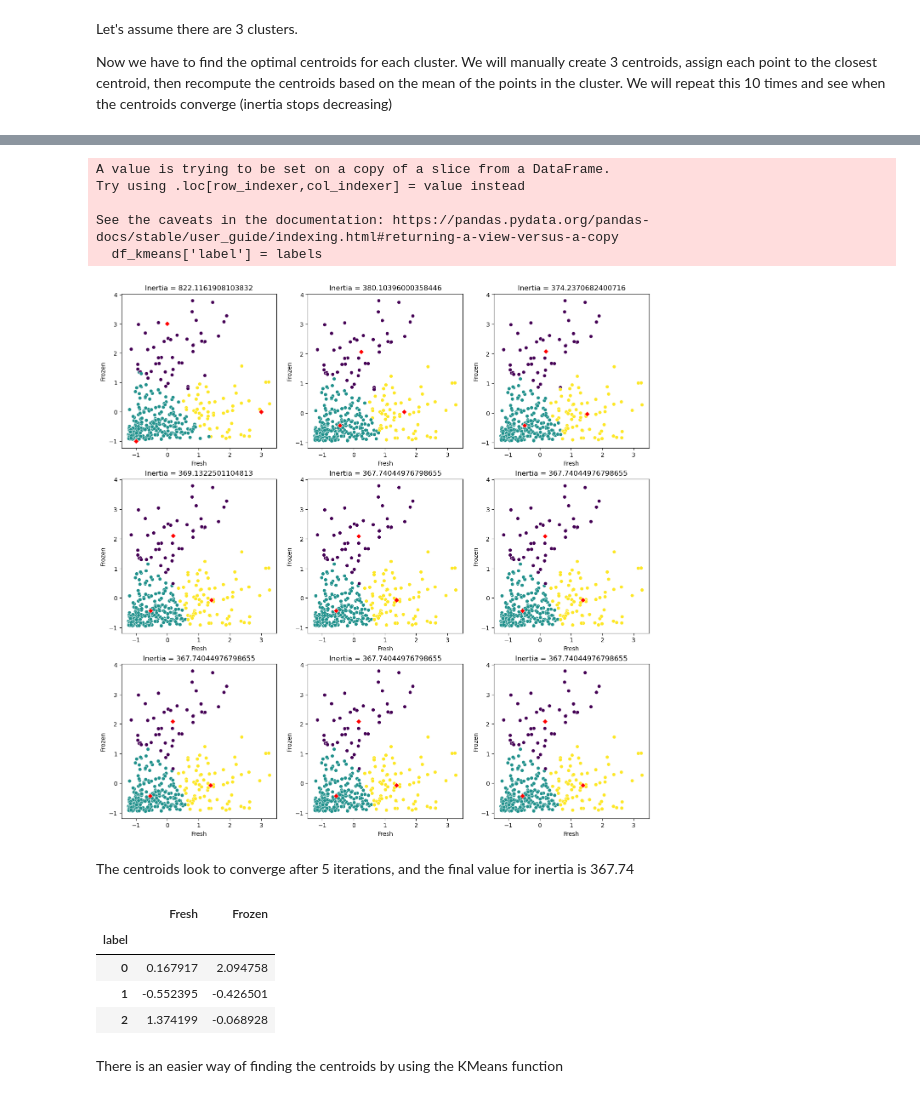
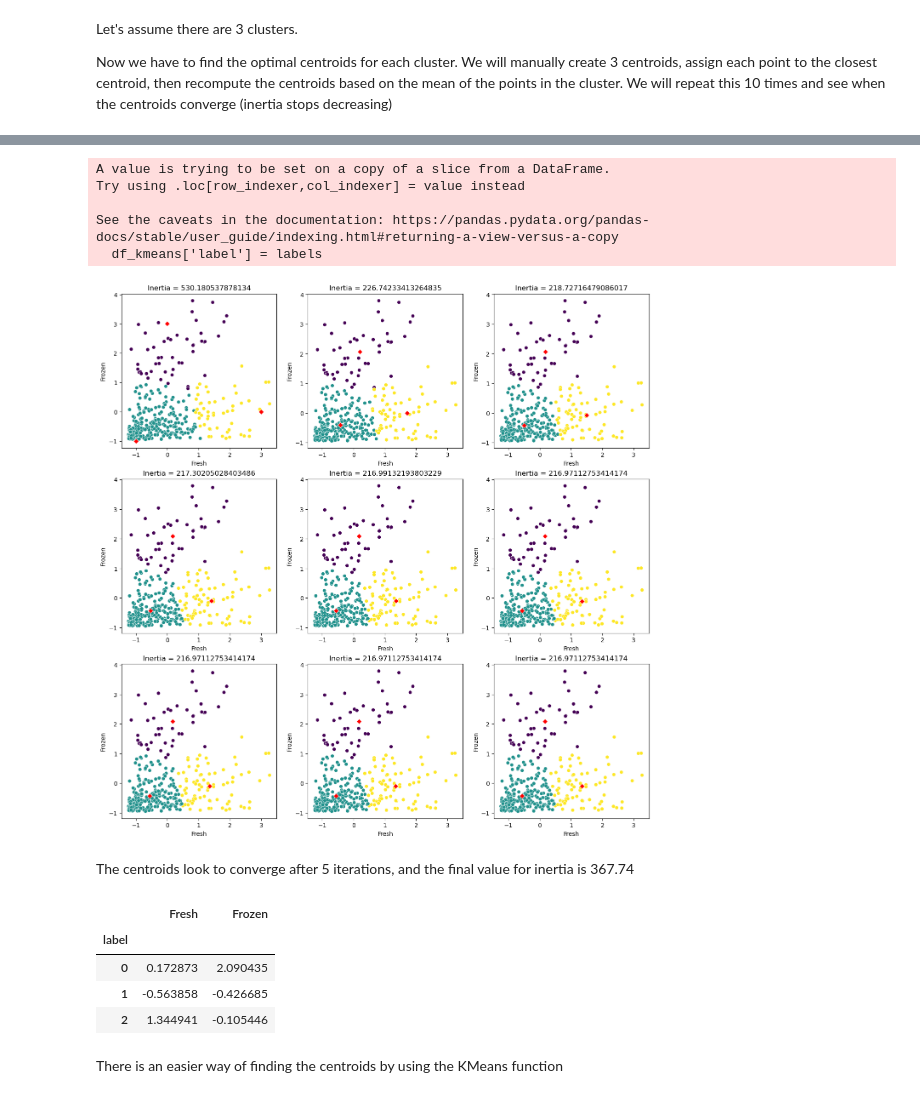
Before and after one commit to SamTheDataGuy/ml-project-unsupervised-learning, a Jupyter notebook: Unsupervised Learning - Project.ipynb, the cells around one changed output, grey strips where cells are left out. Drawn from its saved outputs; the diff is of its cells as text; code cells hidden in the pictures.

```diff
--- a/Unsupervised Learning - Project.ipynb
+++ b/Unsupervised Learning - Project.ipynb
@@ -223,34 +293,35 @@ Now we have to find the optimal centroids for each cluster. We will manually cre
 # %%
 df_kmeans = df_scaled[['Fresh','Frozen']]
 
 # Manually creating the initial centroids
 centroids = pd.DataFrame([[0,3],[-1,-1],[3,0]],columns=['Fresh','Frozen'])
+#centroids = pd.DataFrame([[ 0.17287347,  2.09043498],[ 1.3449413 , -0.10544562],[-0.56385828, -0.42668525]],columns=['Fresh','Frozen'])
 
 fig, ax = plt.subplots(figsize = (16, 16))
 
 for i in range(1,10):
-    distances = centroids.T.apply(lambda x: np.sqrt((df_kmeans - x)**2).sum(axis=1))  # euclidian distances of every point to each cluster
+    distances = centroids.T.apply(lambda x: np.sqrt(((df_kmeans - x)**2).sum(axis=1)))  # euclidian distances of every point to each cluster
     labels = distances.idxmin(axis=1)  # assigning each point to the closest centroid
     inertia = (distances.min(axis=1)**2).sum()  # calculating the inertia
 
     plt.subplot(3,3,i)
     sns.scatterplot(x = df_kmeans['Fresh'], y = df_kmeans['Frozen'], c = labels)  # plotting the clusters
     sns.scatterplot(x = centroids['Fresh'], y = centroids['Frozen'], c = 'red', marker = 'D')  # plotting the centroids
     plt.title(f'Inertia = {inertia}')
 
     df_kmeans['label'] = labels
 
     # Recomputing the centroids
     centroids = df_kmeans.groupby('label').apply(lambda x: x.mean()).iloc[:,:2]
 
     df_kmeans = df_kmeans.drop('label',axis=1)
 # %% [output]
 A value is trying to be set on a copy of a slice from a DataFrame.
 Try using .loc[row_indexer,col_indexer] = value instead
 
 See the caveats in the documentation: https://pandas.pydata.org/pandas-docs/stable/user_guide/indexing.html#returning-a-view-versus-a-copy
   df_kmeans['label'] = labels
-[figure, old version]
+[figure, new version]
 # %% [markdown]
 The centroids look to converge after 5 iterations, and the final value for inertia is 367.74
 # %%
@@ -259,9 +330,9 @@ centroids
 # %% [output]
 |  | Fresh | Frozen |
 | label |  |  |
-| 0 | 0.167917 | 2.094758 |
-| 1 | -0.552395 | -0.426501 |
-| 2 | 1.374199 | -0.068928 |
+| 0 | 0.172873 | 2.090435 |
+| 1 | -0.563858 | -0.426685 |
+| 2 | 1.344941 | -0.105446 |
 # %% [markdown]
 There is an easier way of finding the centroids by using the KMeans function
 # %%
```
Also changed, not shown: parts of 16 cells of this notebook.
